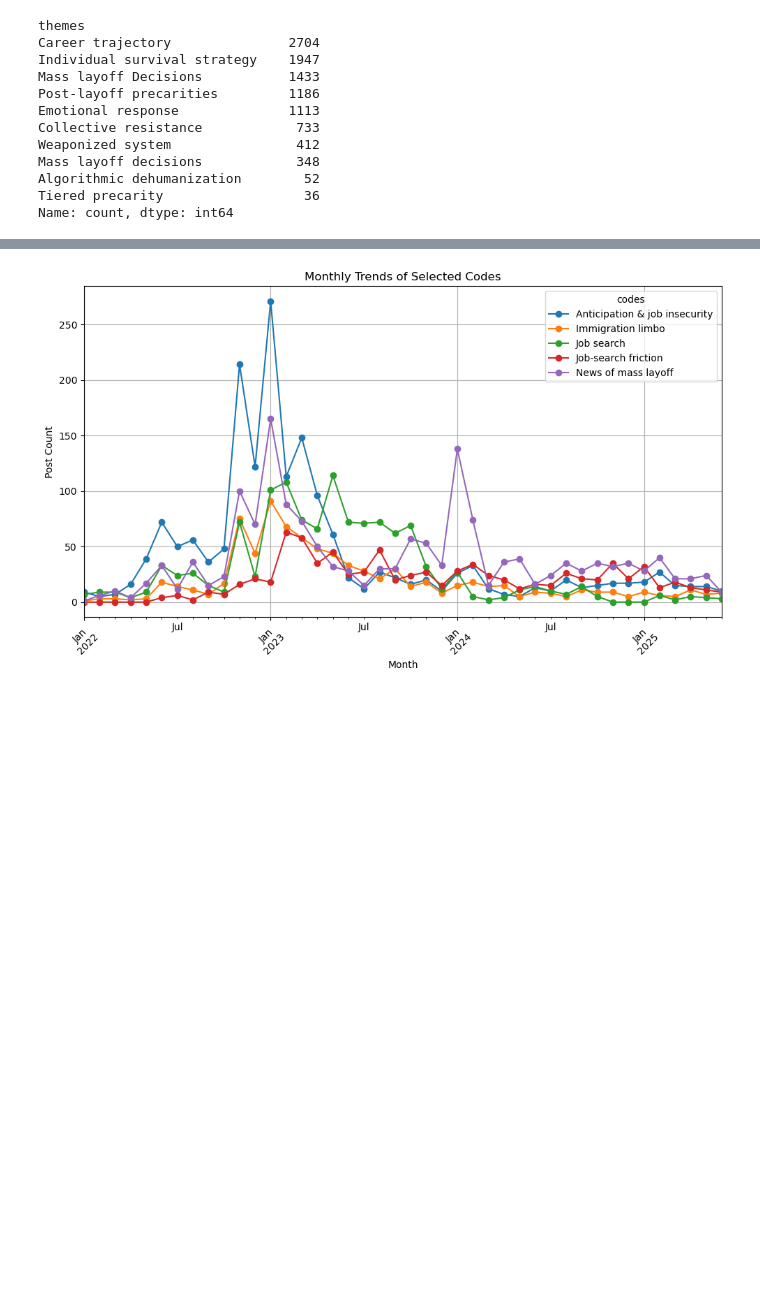
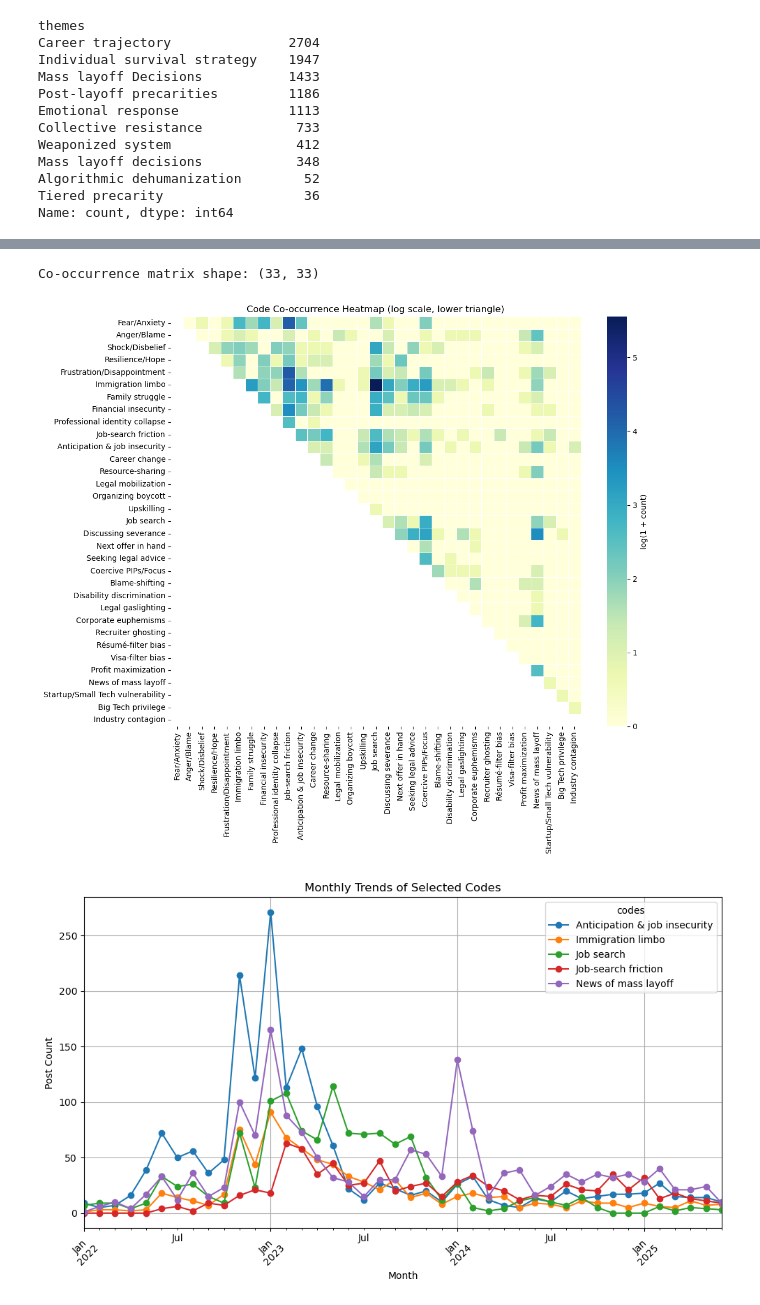
Before and after one commit to FahimShahriarAnik/Chaos_in_fedNews, a Jupyter notebook: reddit_and_teamblind_combined/teamblind_qual_analysis/visualization_for_teamblind.ipynb, the cells around one changed output, grey strips where cells are left out. Drawn from its saved outputs; the diff is of its cells as text; code cells hidden in the pictures; blank space fills up the shorter version.

```diff
--- a/reddit_and_teamblind_combined/teamblind_qual_analysis/visualization_for_teamblind.ipynb
+++ b/reddit_and_teamblind_combined/teamblind_qual_analysis/visualization_for_teamblind.ipynb
@@ -349,31 +373,38 @@ Name: count, dtype: int64
 # %%
 import numpy as np
 # Initialize empty co-occurrence matrix
 co_occurrence = pd.DataFrame(0, index=all_codes, columns=all_codes)
 
 # Fill matrix from code list per post
 for code_list in df['codes']:
     for c1, c2 in combinations(code_list, 2):
         co_occurrence.at[c1, c2] += 1
         co_occurrence.at[c2, c1] += 1
     for c in code_list:
         co_occurrence.at[c, c] += 1  # include diagonal
+
+print("Co-occurrence matrix shape:", co_occurrence.shape)
+# save the co-occurrence matrix to CSV
+co_occurrence.to_csv("co_occurrence_matrix.csv", header=True)
 
 # Apply log scale for better contrast
 log_scaled = np.log1p(co_occurrence)
 
 # Create mask for upper triangle
 mask = np.tril(np.ones_like(log_scaled, dtype=bool))
 
 # Plot
 plt.figure(figsize=(12, 10))
 sns.heatmap(log_scaled, mask=mask, cmap="YlGnBu", square=True,
             linewidths=0.5, cbar_kws={"label": "log(1 + count)"})
 plt.title("Code Co-occurrence Heatmap (log scale, lower triangle)")
 plt.xticks(rotation=90)
 plt.yticks(rotation=0)
 plt.tight_layout()
 plt.show()
+# %% [output]
+Co-occurrence matrix shape: (33, 33)
+[figure, added]
 # %%
 # === Step 5: Monthly Trends for Selected Codes ===
 
```
Also changed, not shown: parts of 2 cells of this notebook, 29 other files.
